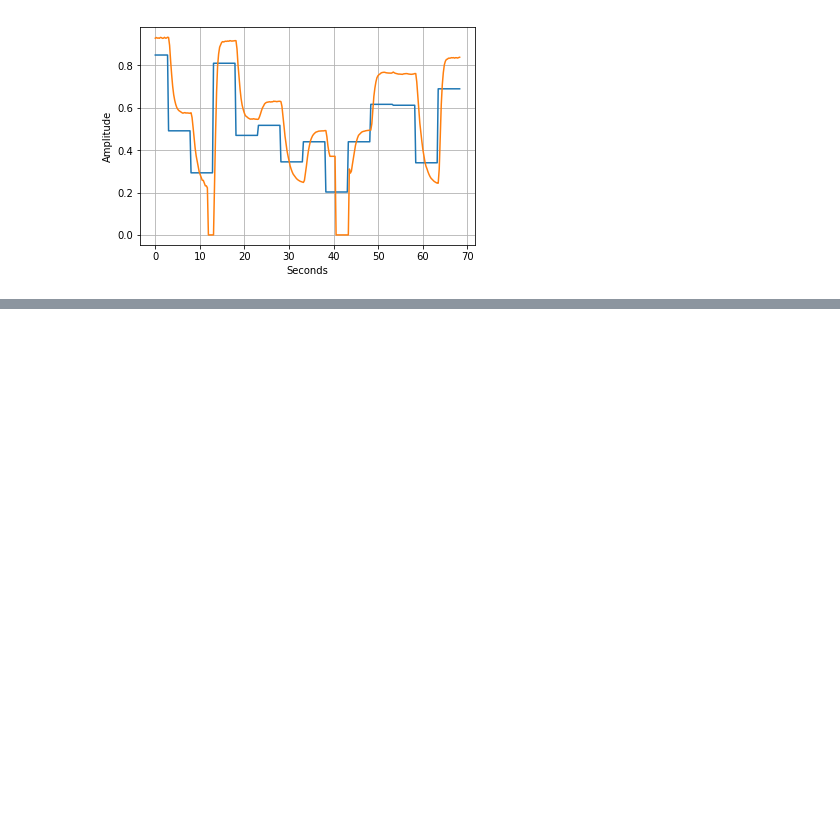
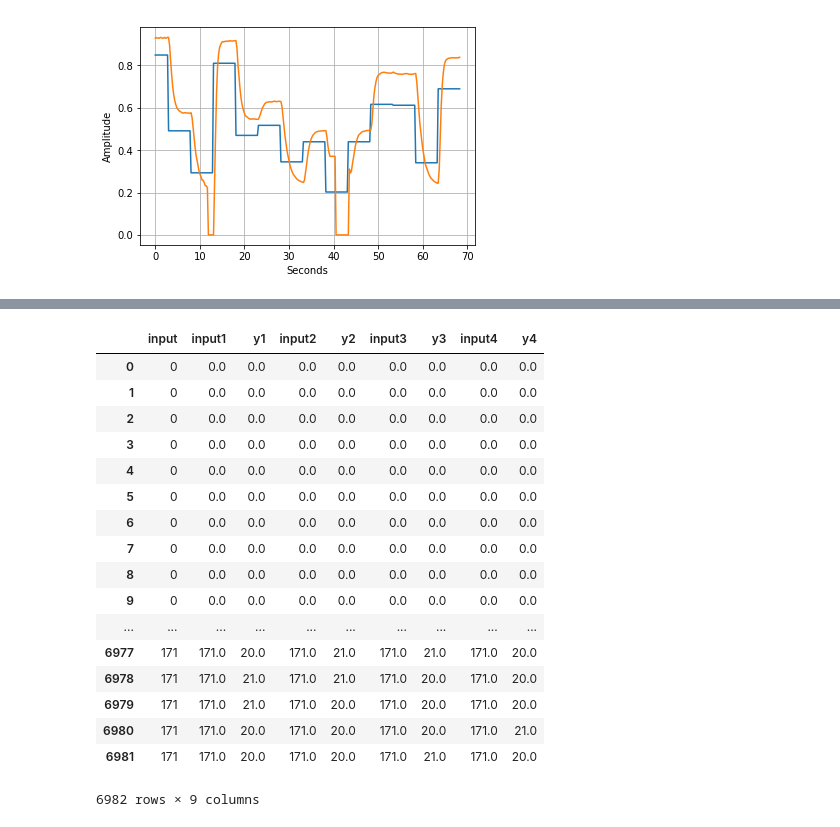
Before and after one commit to nojair/finaltry, a Jupyter notebook: Tesis.ipynb, the cells around one changed output, grey strips where cells are left out. Drawn from its saved outputs; the diff is of its cells as text; code cells hidden in the pictures; blank space fills up the shorter version.

```diff
--- a/Tesis.ipynb
+++ b/Tesis.ipynb
@@ -143,34 +163,54 @@ q3 = q3.shift(periods=-3, freq=None, axis=0)
 
 x['input3'] = pd.Series(q3['input3'], index=x.index)
 x['y3'] = pd.Series(q3['y3'], index=x.index)
 
 
 q4 = pd.DataFrame()
 q4['input4'] = pd.Series(x['input'], index=x.index)
 q4['y4'] = pd.Series(x['output'], index=x.index)
 q4 = q4.shift(periods=-4, freq=None, axis=0)
 
 x['input4'] = pd.Series(q4['input4'], index=x.index)
 x['y4'] = pd.Series(q4['y4'], index=x.index)
 '''
 
 q5 = pd.DataFrame()
 q5['input5'] = pd.Series(x['input'], index=x.index)
 q5['y5'] = pd.Series(x['output'], index=x.index)
 q5 = q5.shift(periods=-5, freq=None, axis=0)
 
 x['input5'] = pd.Series(q5['input5'], index=x.index)
 x['y5'] = pd.Series(q5['y5'], index=x.index)
 '''
 
-x = x.drop(x.index[17849:17853])
+x = x.drop(x.index[L-4:L])
 
 #y = x['antihorapos']
 y = pd.DataFrame()
 y['output'] = x['output']
 
 x = x.drop('output', axis=1)
 x = x.drop('time', axis=1)
+x
+# %% [output]
+|  | input | input1 | y1 | input2 | y2 | input3 | y3 | input4 | y4 |
+| 0 | 0 | 0.0 | 0.0 | 0.0 | 0.0 | 0.0 | 0.0 | 0.0 | 0.0 |
+| 1 | 0 | 0.0 | 0.0 | 0.0 | 0.0 | 0.0 | 0.0 | 0.0 | 0.0 |
+| 2 | 0 | 0.0 | 0.0 | 0.0 | 0.0 | 0.0 | 0.0 | 0.0 | 0.0 |
+| 3 | 0 | 0.0 | 0.0 | 0.0 | 0.0 | 0.0 | 0.0 | 0.0 | 0.0 |
+| 4 | 0 | 0.0 | 0.0 | 0.0 | 0.0 | 0.0 | 0.0 | 0.0 | 0.0 |
+| 5 | 0 | 0.0 | 0.0 | 0.0 | 0.0 | 0.0 | 0.0 | 0.0 | 0.0 |
+| 6 | 0 | 0.0 | 0.0 | 0.0 | 0.0 | 0.0 | 0.0 | 0.0 | 0.0 |
+| 7 | 0 | 0.0 | 0.0 | 0.0 | 0.0 | 0.0 | 0.0 | 0.0 | 0.0 |
+| 8 | 0 | 0.0 | 0.0 | 0.0 | 0.0 | 0.0 | 0.0 | 0.0 | 0.0 |
+| 9 | 0 | 0.0 | 0.0 | 0.0 | 0.0 | 0.0 | 0.0 | 0.0 | 0.0 |
+| ... | ... | ... | ... | ... | ... | ... | ... | ... | ... |
+| 6977 | 171 | 171.0 | 20.0 | 171.0 | 21.0 | 171.0 | 21.0 | 171.0 | 20.0 |
+| 6978 | 171 | 171.0 | 21.0 | 171.0 | 21.0 | 171.0 | 20.0 | 171.0 | 20.0 |
+| 6979 | 171 | 171.0 | 21.0 | 171.0 | 20.0 | 171.0 | 20.0 | 171.0 | 20.0 |
+| 6980 | 171 | 171.0 | 20.0 | 171.0 | 20.0 | 171.0 | 20.0 | 171.0 | 21.0 |
+| 6981 | 171 | 171.0 | 20.0 | 171.0 | 20.0 | 171.0 | 21.0 | 171.0 | 20.0 |
+6982 rows × 9 columns
 # %%
 from sklearn.model_selection import train_test_split
 x_train, x_test, y_train, y_test = train_test_split(x,y,test_size=0.4)
```
Also changed, not shown: parts of 2 cells of this notebook, 1 other file.
